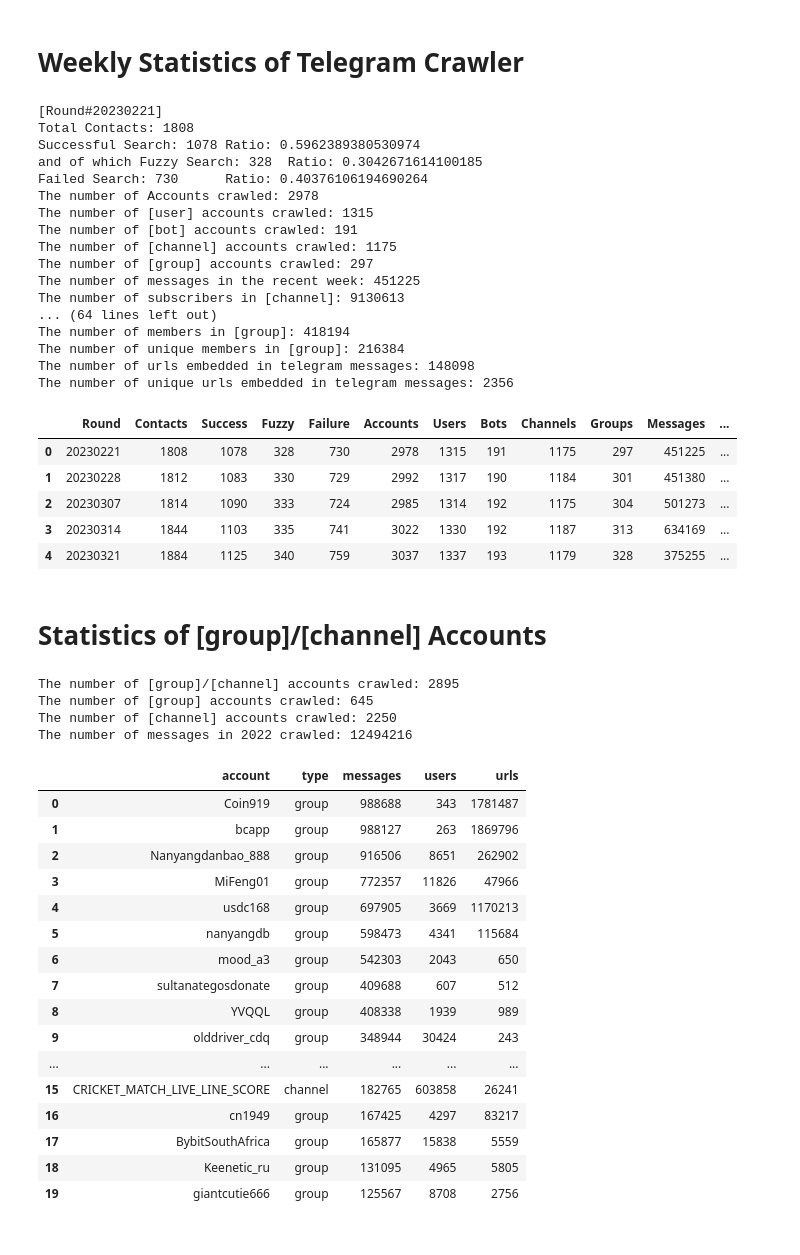
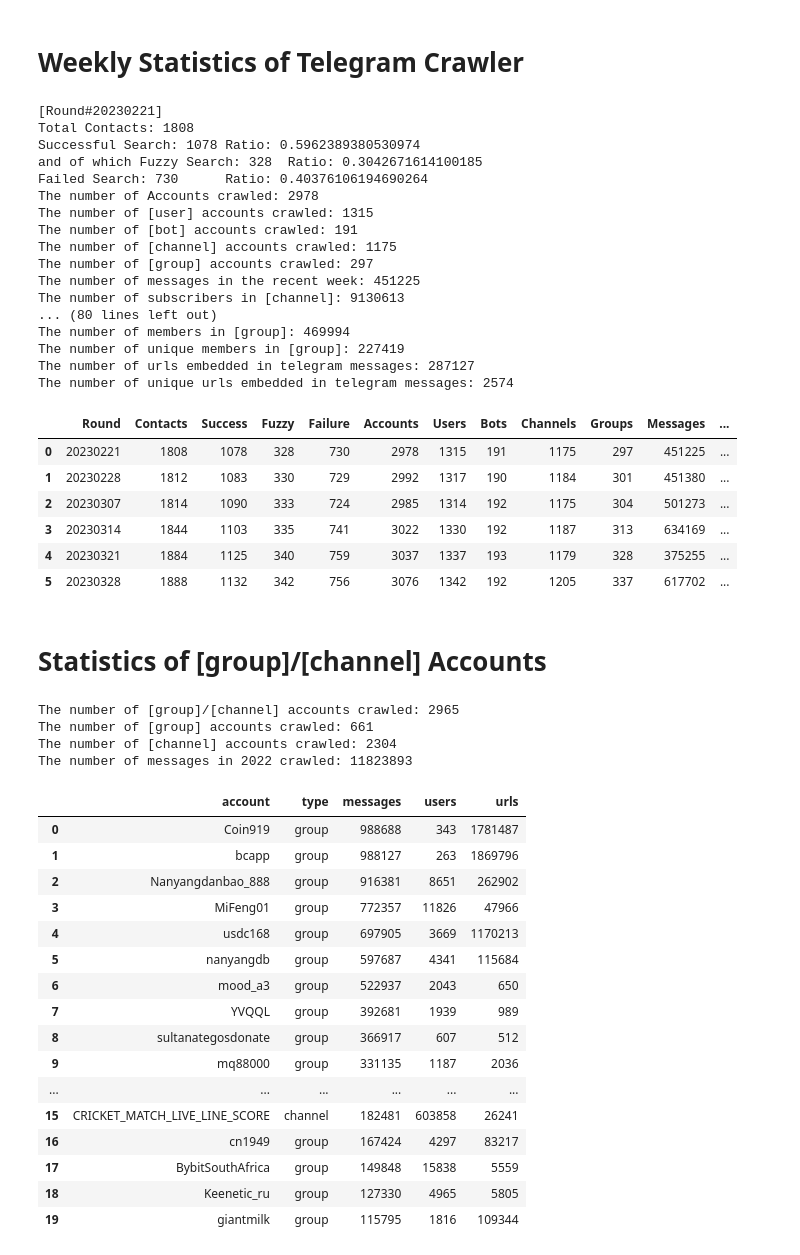
Before and after one commit to ChaseSecurity/Reflected-Search-Poisoning-for-Illicit-Promotion, a Jupyter notebook: Telegram_Timemachine/Scale/analysis.ipynb, the cells around one changed output. Cells and saved outputs as stored; diff of their text form; code cells hidden in the pictures.

```diff
--- a/Telegram_Timemachine/Scale/analysis.ipynb
+++ b/Telegram_Timemachine/Scale/analysis.ipynb
@@ -10,7 +10,7 @@ import re
 import os
 
 data_dir = '/data/sangyiwu/RBSEO_Cybercrime_TimeMachine/output_telegram'
-dates_to_analyze = ['20230221','20230228', '20230307', '20230314', '20230321']
+dates_to_analyze = ['20230221','20230228', '20230307', '20230314', '20230321', '20230328']
 output_dir = '/home/sangyiwu/RBSEO_Cybercrime/Telegram_Scale'
 
 
@@ -182,17 +182,18 @@ The number of [channel] accounts crawled: 1175
 The number of [group] accounts crawled: 297
 The number of messages in the recent week: 451225
 The number of subscribers in [channel]: 9130613
-... (64 lines left out)
-The number of members in [group]: 418194
-The number of unique members in [group]: 216384
-The number of urls embedded in telegram messages: 148098
-The number of unique urls embedded in telegram messages: 2356
+... (80 lines left out)
+The number of members in [group]: 469994
+The number of unique members in [group]: 227419
+The number of urls embedded in telegram messages: 287127
+The number of unique urls embedded in telegram messages: 2574
 |  | Round | Contacts | Success | Fuzzy | Failure | Accounts | Users | Bots | Channels | Groups | Messages | ... |
 | 0 | 20230221 | 1808 | 1078 | 328 | 730 | 2978 | 1315 | 191 | 1175 | 297 | 451225 | ... |
 | 1 | 20230228 | 1812 | 1083 | 330 | 729 | 2992 | 1317 | 190 | 1184 | 301 | 451380 | ... |
 | 2 | 20230307 | 1814 | 1090 | 333 | 724 | 2985 | 1314 | 192 | 1175 | 304 | 501273 | ... |
 | 3 | 20230314 | 1844 | 1103 | 335 | 741 | 3022 | 1330 | 192 | 1187 | 313 | 634169 | ... |
 | 4 | 20230321 | 1884 | 1125 | 340 | 759 | 3037 | 1337 | 193 | 1179 | 328 | 375255 | ... |
+| 5 | 20230328 | 1888 | 1132 | 342 | 756 | 3076 | 1342 | 192 | 1205 | 337 | 617702 | ... |
 # %% [markdown]
 #  Statistics of [group]/[channel] Accounts
 # %%
@@ -239,54 +240,55 @@ for account in accounts:
         lines = fd.readlines()
         for line in lines:
             message = json.loads(line)
-            messages.append(message)
+            if message['message'] != '':
+                messages.append(message)
     message_num += len(messages)
 
     url_num = 0
     for message in messages:
         if 'url' in message['media']:
             url_num += 1
             urls.append(message['media']['url'])
         urls_re = re.findall('(?:http|ftp|https):\/\/[\w\-_]+(?:\.[\w\-_]+)+(?:[\w\-\.,@?^=%&:/~\+#]*[\w\-\@?^=%&/~\+#])?', message['message'])
         url_num += len(urls_re)
         for url in urls_re:
             urls.append(url)
 
     statistics.append([info['username'], info['type'], len(messages), user_num, url_num])
 
 statistics_sorted = sorted(statistics, key=lambda x:x[2], reverse=True)
 with open(f"statistics.csv", "w", encoding="utf-8", newline="") as csvfile:
     csvwriter = csv.writer(csvfile)
     csvwriter.writerow(['account', 'type', 'messages', 'users', 'urls'])
     csvwriter.writerows(statistics_sorted)
 
 print(f"The number of [group] accounts crawled: {group_num}")
 print(f"The number of [channel] accounts crawled: {channel_num}")
 print(f"The number of messages in 2022 crawled: {message_num}")
 
 pd.read_csv(f"statistics.csv", encoding="utf-8").head(20)
 # %% [output]
-The number of [group]/[channel] accounts crawled: 2895
-The number of [group] accounts crawled: 645
-The number of [channel] accounts crawled: 2250
-The number of messages in 2022 crawled: 12494216
+The number of [group]/[channel] accounts crawled: 2965
+The number of [group] accounts crawled: 661
+The number of [channel] accounts crawled: 2304
+The number of messages in 2022 crawled: 11823893
 |  | account | type | messages | users | urls |
 | 0 | Coin919 | group | 988688 | 343 | 1781487 |
 | 1 | bcapp | group | 988127 | 263 | 1869796 |
-| 2 | Nanyangdanbao_888 | group | 916506 | 8651 | 262902 |
+| 2 | Nanyangdanbao_888 | group | 916381 | 8651 | 262902 |
 | 3 | MiFeng01 | group | 772357 | 11826 | 47966 |
 | 4 | usdc168 | group | 697905 | 3669 | 1170213 |
-| 5 | nanyangdb | group | 598473 | 4341 | 115684 |
-| 6 | mood_a3 | group | 542303 | 2043 | 650 |
-| 7 | sultanategosdonate | group | 409688 | 607 | 512 |
-| 8 | YVQQL | group | 408338 | 1939 | 989 |
-| 9 | olddriver_cdq | group | 348944 | 30424 | 243 |
+| 5 | nanyangdb | group | 597687 | 4341 | 115684 |
+| 6 | mood_a3 | group | 522937 | 2043 | 650 |
+| 7 | YVQQL | group | 392681 | 1939 | 989 |
+| 8 | sultanategosdonate | group | 366917 | 607 | 512 |
+| 9 | mq88000 | group | 331135 | 1187 | 2036 |
 | ... | ... | ... | ... | ... | ... |
-| 15 | CRICKET_MATCH_LIVE_LINE_SCORE | channel | 182765 | 603858 | 26241 |
-| 16 | cn1949 | group | 167425 | 4297 | 83217 |
-| 17 | BybitSouthAfrica | group | 165877 | 15838 | 5559 |
-| 18 | Keenetic_ru | group | 131095 | 4965 | 5805 |
-| 19 | giantcutie666 | group | 125567 | 8708 | 2756 |
+| 15 | CRICKET_MATCH_LIVE_LINE_SCORE | channel | 182481 | 603858 | 26241 |
+| 16 | cn1949 | group | 167424 | 4297 | 83217 |
+| 17 | BybitSouthAfrica | group | 149848 | 15838 | 5559 |
+| 18 | Keenetic_ru | group | 127330 | 4965 | 5805 |
+| 19 | giantmilk | group | 115795 | 1816 | 109344 |
 # %%
 print(f"The number of subscribers in [channel]: {subscriber_num}")
 print(f"The number of members in [group]: {member_num}")
```
Also changed, not shown: parts of 2 cells of this notebook, 19 other files.
